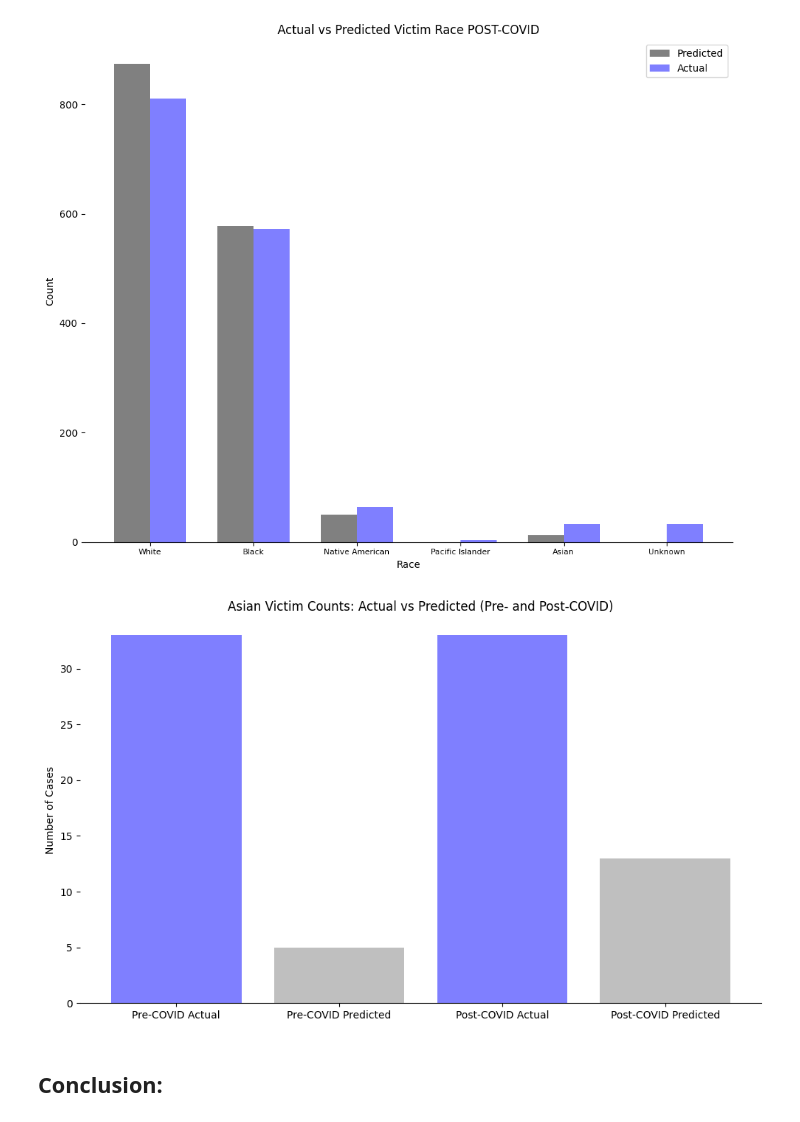
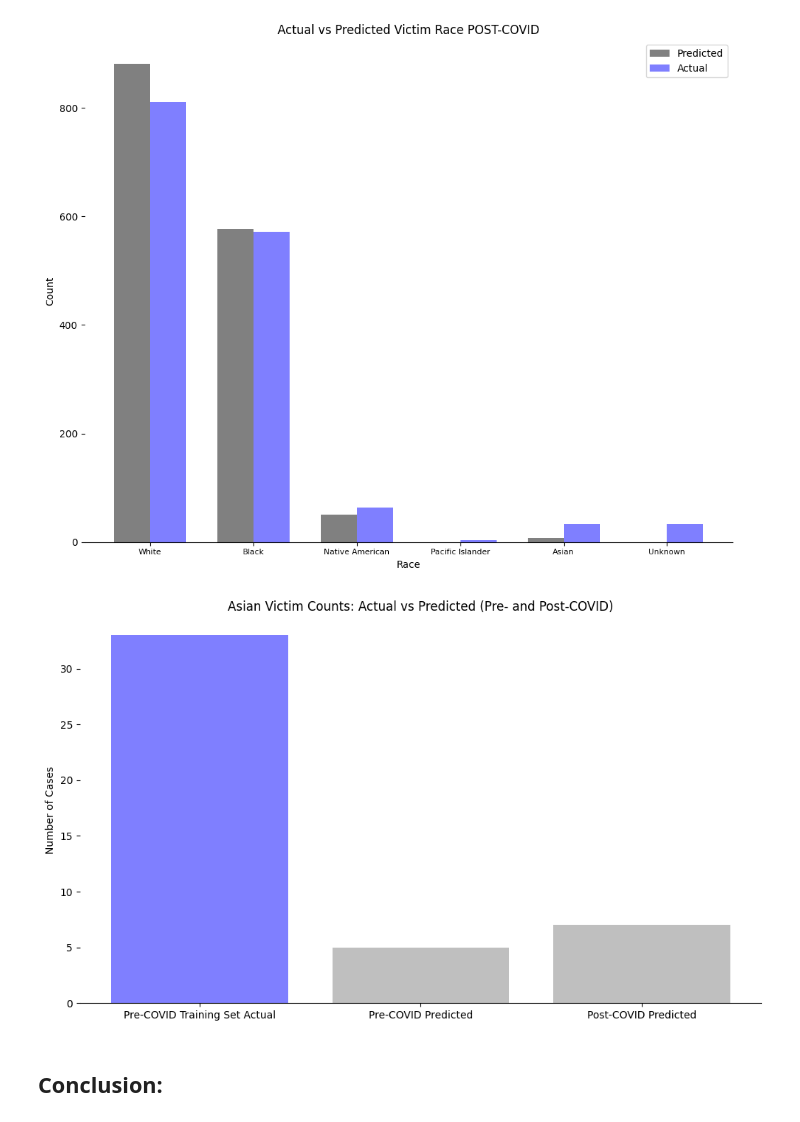
Before and after one commit to RyanErm/mlproject, a Jupyter notebook: Model.ipynb, the cells around one changed output. Cells and saved outputs as stored; diff of their text form; code cells hidden in the pictures.

Commit message:
fixed range leaves

```diff
--- a/Model.ipynb
+++ b/Model.ipynb
@@ -142,7 +142,7 @@ from sklearn.metrics import accuracy_score
 
 
 acc_list = []
-leaf_values = list(range(15, 40))
+leaf_values = list(range(10, 40))
 
 for leaf in leaf_values:
     model = DecisionTreeClassifier(min_samples_leaf=leaf, random_state=440)
@@ -354,7 +354,7 @@ from sklearn.metrics import accuracy_score
 from sklearn.metrics import accuracy_score
 
 acc_list_post = []
-leaf_values = list(range(15, 40))
+leaf_values = list(range(10, 40))
 
 for leaf in leaf_values:
     model_post = DecisionTreeClassifier(min_samples_leaf=leaf, random_state=440)
@@ -690,30 +690,30 @@ plt.show()
 # %%
 asian_pre_actual = (df_test_pre['VicRace'] == 'Asian').sum()
 asian_pre_predicted = (df_test_pre['Predicted'] == 'Asian').sum()
 
 asian_post_actual = (df_test_post['VicRace'] == 'Asian').sum()
 asian_post_predicted = (df_test_post['Predicted'] == 'Asian').sum()
 
-labels = ['Pre-COVID Actual', 'Pre-COVID Predicted', 'Post-COVID Actual', 'Post-COVID Predicted']
-counts = [asian_pre_actual, asian_pre_predicted, asian_post_actual, asian_post_predicted]
+labels = ['Pre-COVID Training Set Actual', 'Pre-COVID Predicted', 'Post-COVID Predicted']
+counts = [asian_pre_actual, asian_pre_predicted, asian_post_predicted]
 
 x = np.arange(len(labels))
 
 plt.figure(figsize=(10,6))
-plt.bar(x, counts, color=['blue', 'gray', 'blue', 'gray'], alpha=0.5)
+plt.bar(x, counts, color=['blue', 'gray', 'gray'], alpha=0.5)
 
 ax = plt.gca()
 ax.spines['right'].set_visible(False)
 ax.spines['top'].set_visible(False)
 ax.spines['left'].set_visible(False)
 
 plt.xticks(x, labels, rotation=0, fontsize=10)
 plt.ylabel('Number of Cases')
 plt.title('Asian Victim Counts: Actual vs Predicted (Pre- and Post-COVID)')
 plt.tight_layout()
 plt.show()
 # %% [output]
-[figure, old version]
+[figure, new version]
 # %% [markdown]
 ## **Conclusion:**
 # %% [markdown]
```
Also changed, not shown: parts of 9 cells of this notebook.
